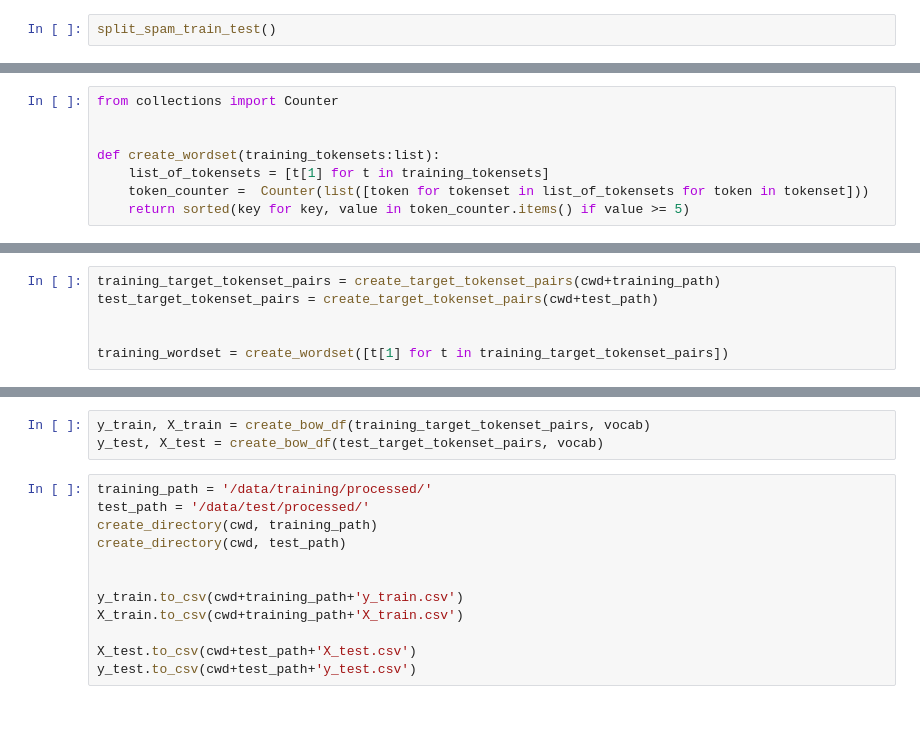
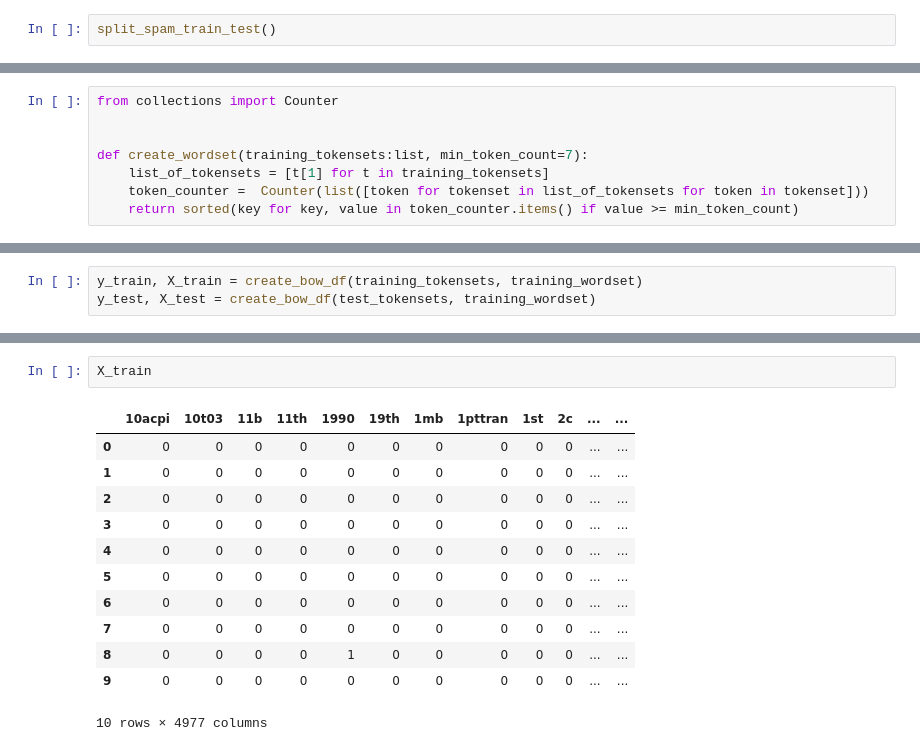
Before and after one commit to daltonsi/spam-classifier, a Jupyter notebook: SpamClassifier.ipynb, the cells around one changed output, grey strips where cells are left out. Drawn from its saved outputs; the diff is of its cells as text; blank space fills up the shorter version.

```diff
--- a/SpamClassifier.ipynb
+++ b/SpamClassifier.ipynb
@@ -225,8 +105,0 @@ mv cmds 00000.7b1b73cf36cf9dbc3d64e3f2ee2b91f1
-# %%
-from collections import Counter
-
-
-def create_wordset(training_tokensets:list):
-    list_of_tokensets = [t[1] for t in training_tokensets]
-    token_counter =  Counter(list([token for tokenset in list_of_tokensets for token in tokenset]))
-    return sorted(key for key, value in token_counter.items() if value >= 5)
@@ -238,0 +336,8 @@ len(training_wordset)
+# %%
+from collections import Counter
+
+
+def create_wordset(training_tokensets:list, min_token_count=7):
+    list_of_tokensets = [t[1] for t in training_tokensets]
+    token_counter =  Counter(list([token for tokenset in list_of_tokensets for token in tokenset]))
+    return sorted(key for key, value in token_counter.items() if value >= min_token_count)
@@ -310,6 +390,3 @@ def create_wordset(list_of_target_tokensets:list):
 # %%
-training_target_tokenset_pairs = create_target_tokenset_pairs(cwd+training_path)
-test_target_tokenset_pairs = create_target_tokenset_pairs(cwd+test_path)
-
-
-training_wordset = create_wordset([t[1] for t in training_target_tokenset_pairs])
+y_train, X_train = create_bow_df(training_tokensets, training_wordset)
+y_test, X_test = create_bow_df(test_tokensets, training_wordset)
@@ -344,15 +393,15 @@ def create_bow_df(target_token_pairs:list, vocab:list):
-# %%
-y_train, X_train = create_bow_df(training_target_tokenset_pairs, vocab)
-y_test, X_test = create_bow_df(test_target_tokenset_pairs, vocab)
-# %%
-training_path = '/data/training/processed/'
-test_path = '/data/test/processed/'
-create_directory(cwd, training_path)
-create_directory(cwd, test_path)
-
-
-y_train.to_csv(cwd+training_path+'y_train.csv')
-X_train.to_csv(cwd+training_path+'X_train.csv')
-
-X_test.to_csv(cwd+test_path+'X_test.csv')
-y_test.to_csv(cwd+test_path+'y_test.csv')
+# %%
+X_train
+# %% [output]
+|  | 10acpi | 10t03 | 11b | 11th | 1990 | 19th | 1mb | 1pttran | 1st | 2c | ... | ... |
+| 0 | 0 | 0 | 0 | 0 | 0 | 0 | 0 | 0 | 0 | 0 | ... | ... |
+| 1 | 0 | 0 | 0 | 0 | 0 | 0 | 0 | 0 | 0 | 0 | ... | ... |
+| 2 | 0 | 0 | 0 | 0 | 0 | 0 | 0 | 0 | 0 | 0 | ... | ... |
+| 3 | 0 | 0 | 0 | 0 | 0 | 0 | 0 | 0 | 0 | 0 | ... | ... |
+| 4 | 0 | 0 | 0 | 0 | 0 | 0 | 0 | 0 | 0 | 0 | ... | ... |
+| 5 | 0 | 0 | 0 | 0 | 0 | 0 | 0 | 0 | 0 | 0 | ... | ... |
+| 6 | 0 | 0 | 0 | 0 | 0 | 0 | 0 | 0 | 0 | 0 | ... | ... |
+| 7 | 0 | 0 | 0 | 0 | 0 | 0 | 0 | 0 | 0 | 0 | ... | ... |
+| 8 | 0 | 0 | 0 | 0 | 1 | 0 | 0 | 0 | 0 | 0 | ... | ... |
+| 9 | 0 | 0 | 0 | 0 | 0 | 0 | 0 | 0 | 0 | 0 | ... | ... |
+10 rows × 4977 columns
```
Also changed, not shown: parts of 17 cells of this notebook.
